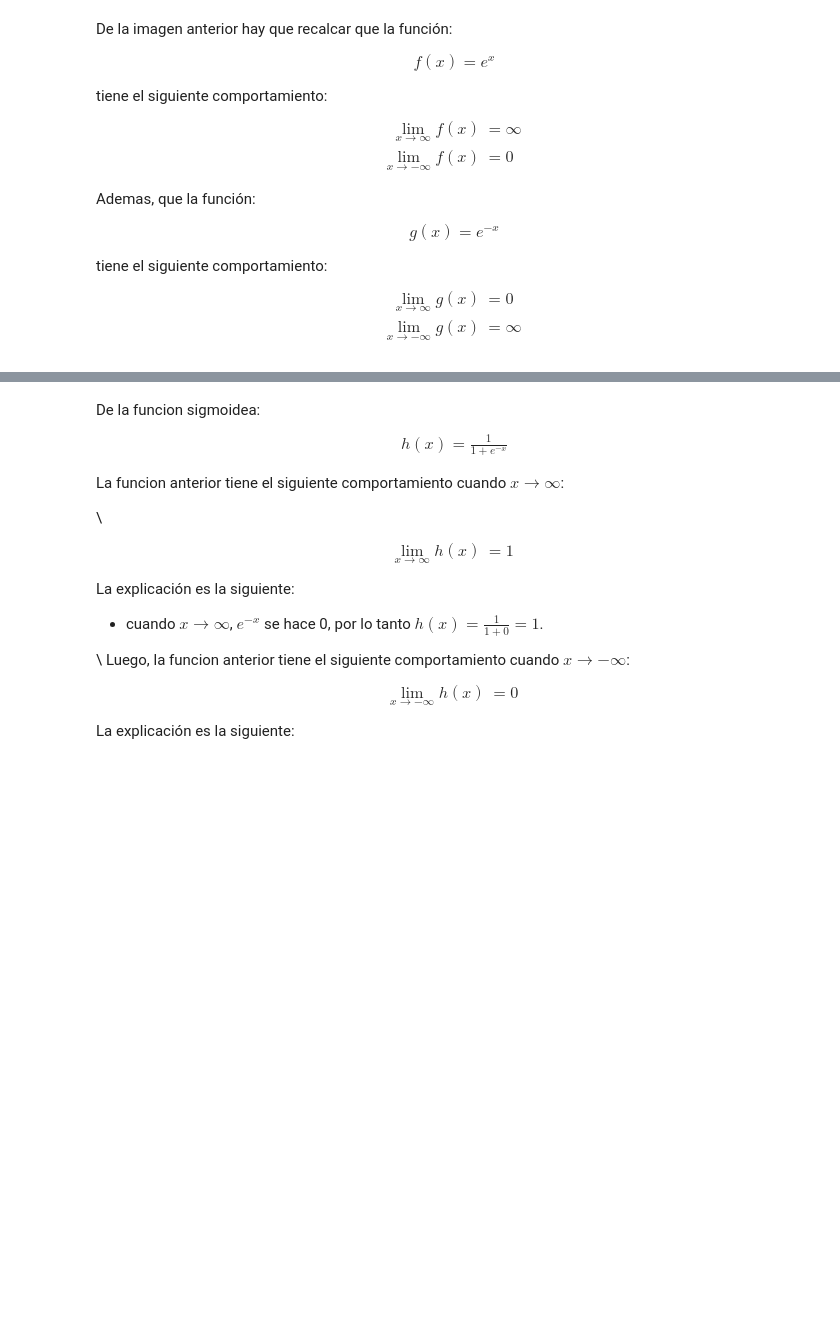
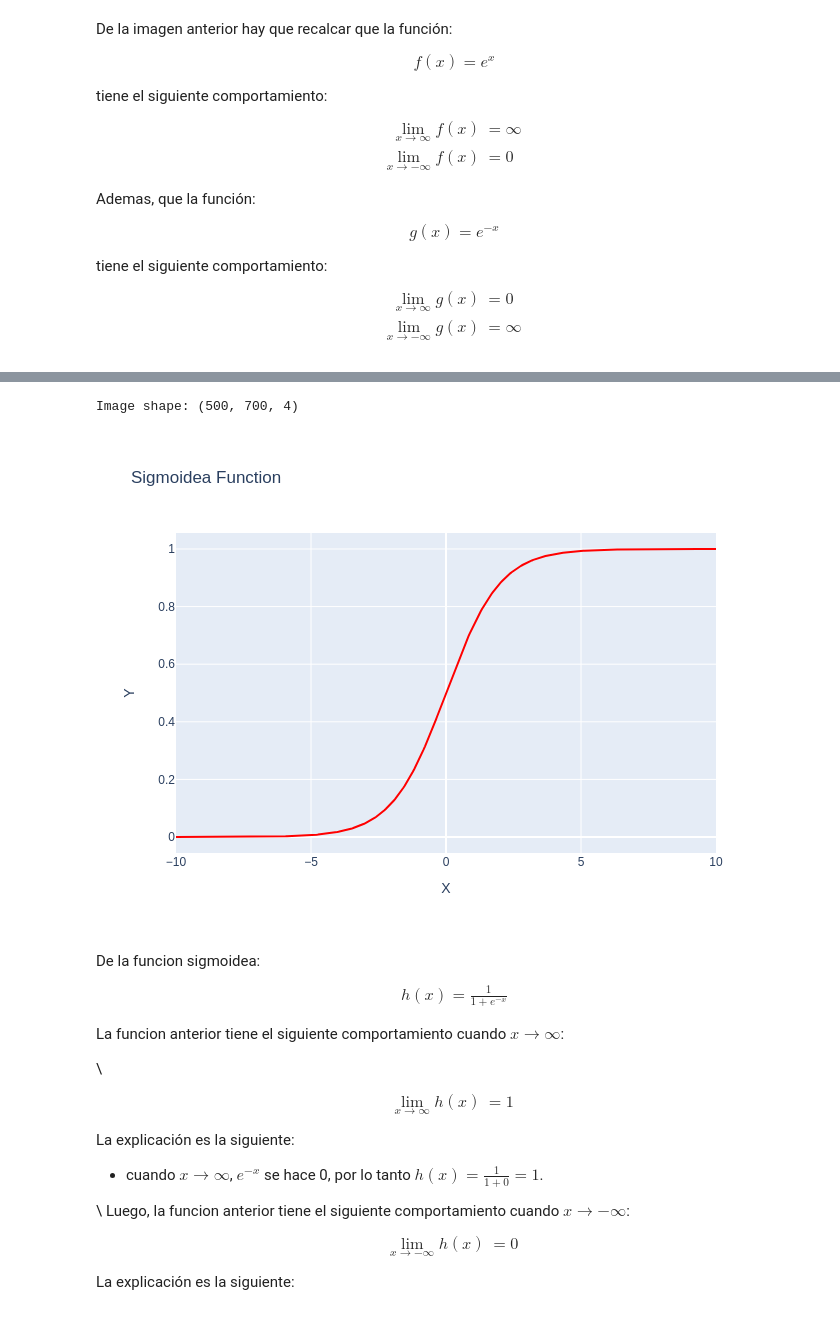
Before and after one commit to Noodle96/ADACOURSE, a Jupyter notebook: 02_FuncionesActivacion.ipynb, the cells around one changed output, grey strips where cells are left out. Saved outputs shown, nothing was run; the diff lists cells and outputs as text; code cells hidden in the pictures; blank space fills up the shorter version.

```diff
--- a/02_FuncionesActivacion.ipynb
+++ b/02_FuncionesActivacion.ipynb
@@ -111,34 +111,40 @@ def my_sigmoid(x):
 
 # Define the range of x-axis values
 x = np.linspace(-10, 10, 400)  # 400 points for smooth curves
 
 # Calculate sine and cosine values
 #y_sin = np.sin(x)
 #y_cos = np.cos(x)
 y_sigmoidea = my_sigmoid(x)
 
 # Create the plot
 fig = go.Figure()
 
 # Plot the sine function (red line)
 # fig.add_trace(go.Scatter(x=x, y=y_sin, mode='lines', name='Sine', line=dict(color='red')))
 
 fig.add_trace(go.Scatter(x=x, y=y_sigmoidea, mode='lines', name='Singmoidea', line=dict(color='red')))
 
 # Plot the cosine function (blue line)
 #fig.add_trace(go.Scatter(x=x, y=y_cos, mode='lines', name='Cosine', line=dict(color='blue')))
 
 # Add labels and title
 fig.update_layout(
     title='Sigmoidea Function',
     xaxis_title='X',
     yaxis_title='Y'
 )
 
 # Show the plot
-fig.show()
+fig.show() # to colab
+name = "sigmoidea.png"
+saveImage_toShowGitHub(name, fig)
+load_image_path = "images/" + name
+Load_show_image(load_image_path) #to github
 # %% [output]
 [interactive output not drawn]
+Image shape: (500, 700, 4)
+[figure, added]
 # %% [markdown]
 De la funcion sigmoidea:
 \begin{align*}
```
Also changed, not shown: parts of 1 cell of this notebook.
